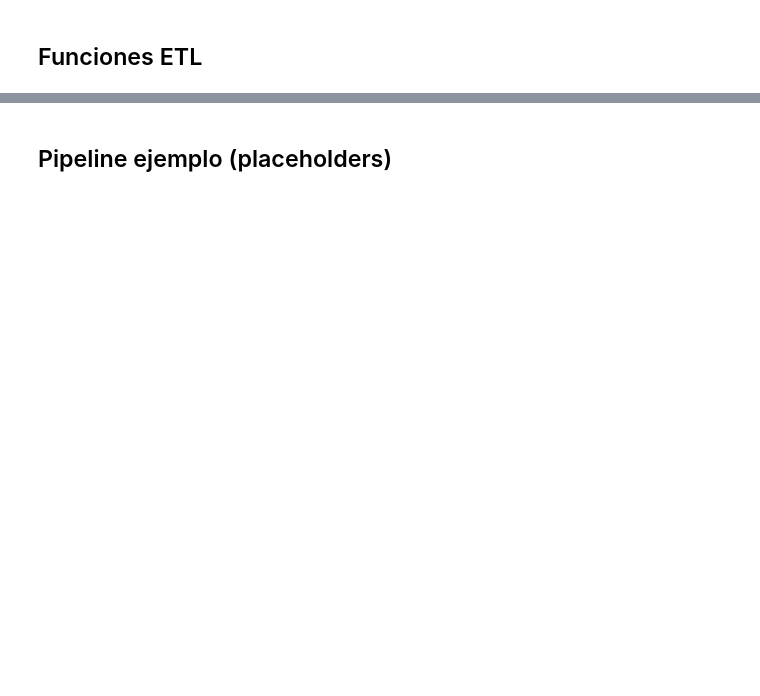
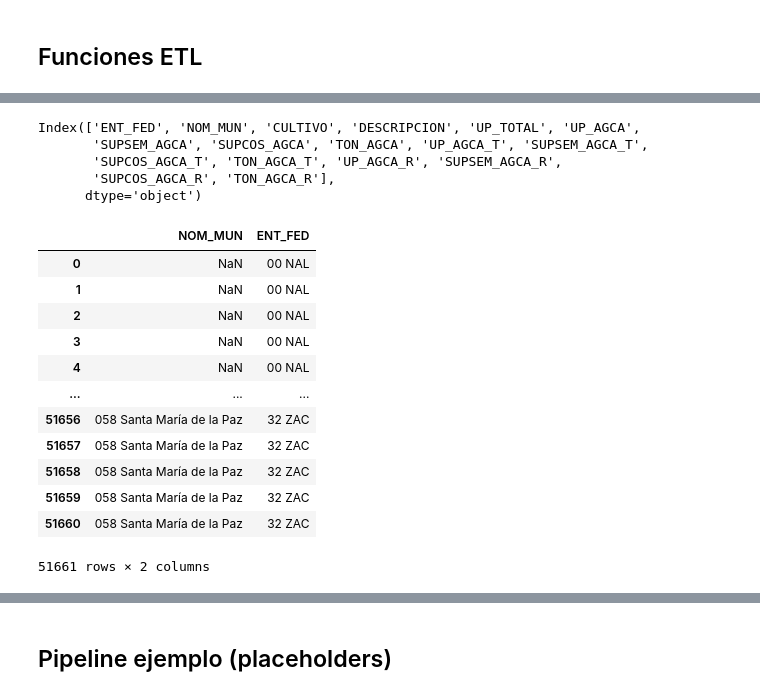
Before and after one commit to 3tagoras/agricultura-inegi, a Jupyter notebook: notebooks/01_ETL.ipynb, the cells around one changed output, grey strips where cells are left out. Cells and saved outputs as stored; diff of their text form; code cells hidden in the pictures; blank space fills up the shorter version.

```diff
--- a/notebooks/01_ETL.ipynb
+++ b/notebooks/01_ETL.ipynb
@@ -206,0 +305,24 @@ sns.heatmap(df[df['DESCRIPCION'].isin(top_variables)].assign(value=1).pivot_tabl
+# %%
+dfz.columns
+# %% [output]
+Index(['ENT_FED', 'NOM_MUN', 'CULTIVO', 'DESCRIPCION', 'UP_TOTAL', 'UP_AGCA',
+       'SUPSEM_AGCA', 'SUPCOS_AGCA', 'TON_AGCA', 'UP_AGCA_T', 'SUPSEM_AGCA_T',
+       'SUPCOS_AGCA_T', 'TON_AGCA_T', 'UP_AGCA_R', 'SUPSEM_AGCA_R',
+       'SUPCOS_AGCA_R', 'TON_AGCA_R'],
+      dtype='object')
+# %%
+dfz[['NOM_MUN','ENT_FED']]
+# %% [output]
+|  | NOM_MUN | ENT_FED |
+| 0 | NaN | 00 NAL |
+| 1 | NaN | 00 NAL |
+| 2 | NaN | 00 NAL |
+| 3 | NaN | 00 NAL |
+| 4 | NaN | 00 NAL |
+| ... | ... | ... |
+| 51656 | 058 Santa María de la Paz | 32 ZAC |
+| 51657 | 058 Santa María de la Paz | 32 ZAC |
+| 51658 | 058 Santa María de la Paz | 32 ZAC |
+| 51659 | 058 Santa María de la Paz | 32 ZAC |
+| 51660 | 058 Santa María de la Paz | 32 ZAC |
+51661 rows × 2 columns
```
Also changed, not shown: parts of 14 cells of this notebook.
